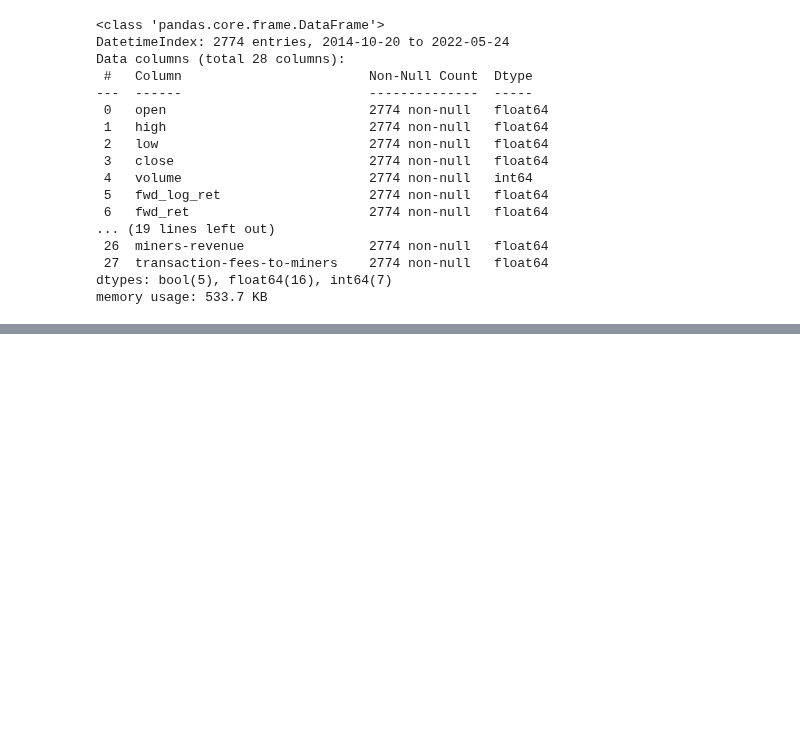
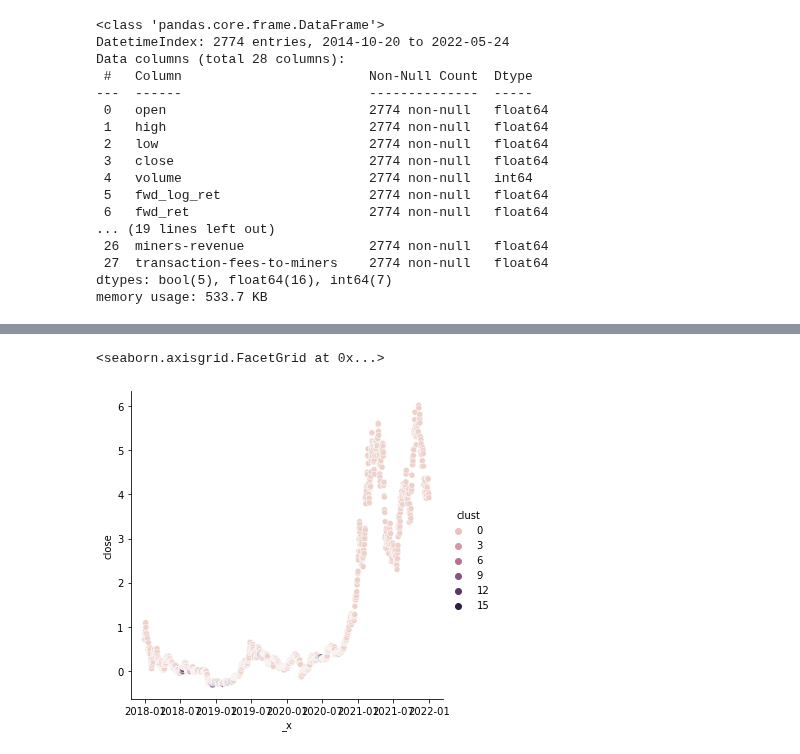
Before and after one commit to FinancialForecasters/financial_forecaster, a Jupyter notebook: hinzle.ipynb, the cells around one changed output, grey strips where cells are left out. Saved outputs shown, nothing was run; the diff lists cells and outputs as text; code cells hidden in the pictures; blank space fills up the shorter version.

```diff
--- a/hinzle.ipynb
+++ b/hinzle.ipynb
@@ -284,0 +345,2 @@ X.head()
+# %%
+labels=pd.DataFrame(labels,columns=['clust'],dtype='int',index=X_train.index)
@@ -284,0 +386,2 @@ X.head()
+# %%
+X_train=pd.concat([X_train,labels],axis=1)
@@ -284,0 +390,5 @@ X.head()
+# %%
+sns.relplot(x=X_train.loc['2018':'2021'].index, y=X_train.loc['2018':'2021'].close, hue=X_train.loc['2018':'2021'].clust)
+# %% [output]
+<seaborn.axisgrid.FacetGrid at 0x...>
+[figure, added]
```
Also changed, not shown: parts of 21 cells of this notebook.
